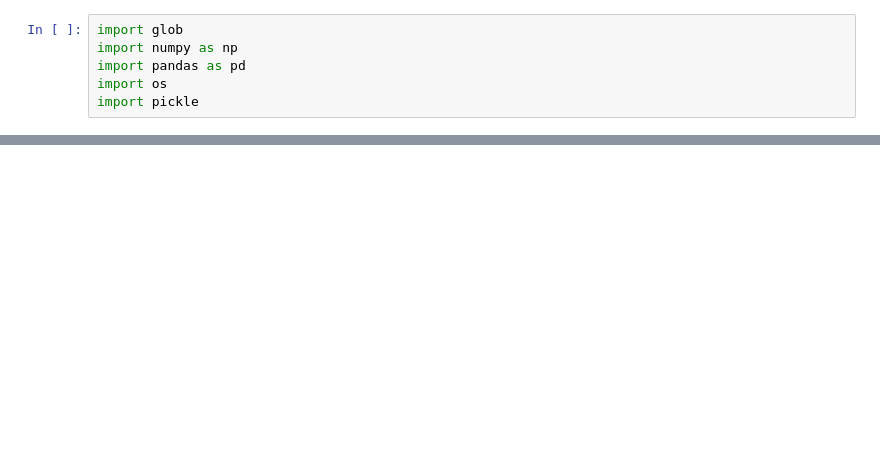
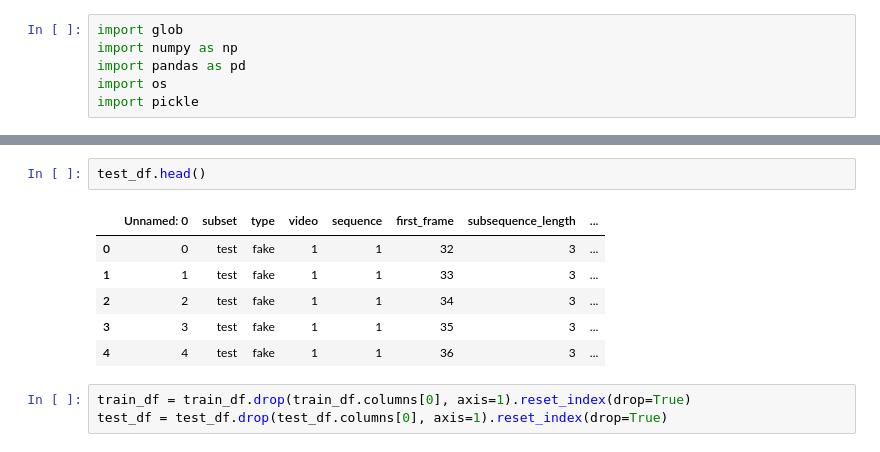
Before and after one commit to Tub1s/deepfake-detection-project, a Jupyter notebook: notebooks/dataset_analysis.ipynb, the cells around one changed output, grey strips where cells are left out. Saved outputs shown, nothing was run; the diff lists cells and outputs as text; blank space fills up the shorter version.

```diff
--- a/notebooks/dataset_analysis.ipynb
+++ b/notebooks/dataset_analysis.ipynb
@@ -63,0 +84,12 @@ final_dataset["path"] = final_dataset.apply(lambda x: f"{x['type']}_{x['subset']
+# %%
+test_df.head()
+# %% [output]
+|  | Unnamed: 0 | subset | type | video | sequence | first_frame | subsequence_length | ... |
+| 0 | 0 | test | fake | 1 | 1 | 32 | 3 | ... |
+| 1 | 1 | test | fake | 1 | 1 | 33 | 3 | ... |
+| 2 | 2 | test | fake | 1 | 1 | 34 | 3 | ... |
+| 3 | 3 | test | fake | 1 | 1 | 35 | 3 | ... |
+| 4 | 4 | test | fake | 1 | 1 | 36 | 3 | ... |
+# %%
+train_df = train_df.drop(train_df.columns[0], axis=1).reset_index(drop=True)
+test_df = test_df.drop(test_df.columns[0], axis=1).reset_index(drop=True)
```
Also changed, not shown: parts of 22 cells of this notebook, 1 other file.
